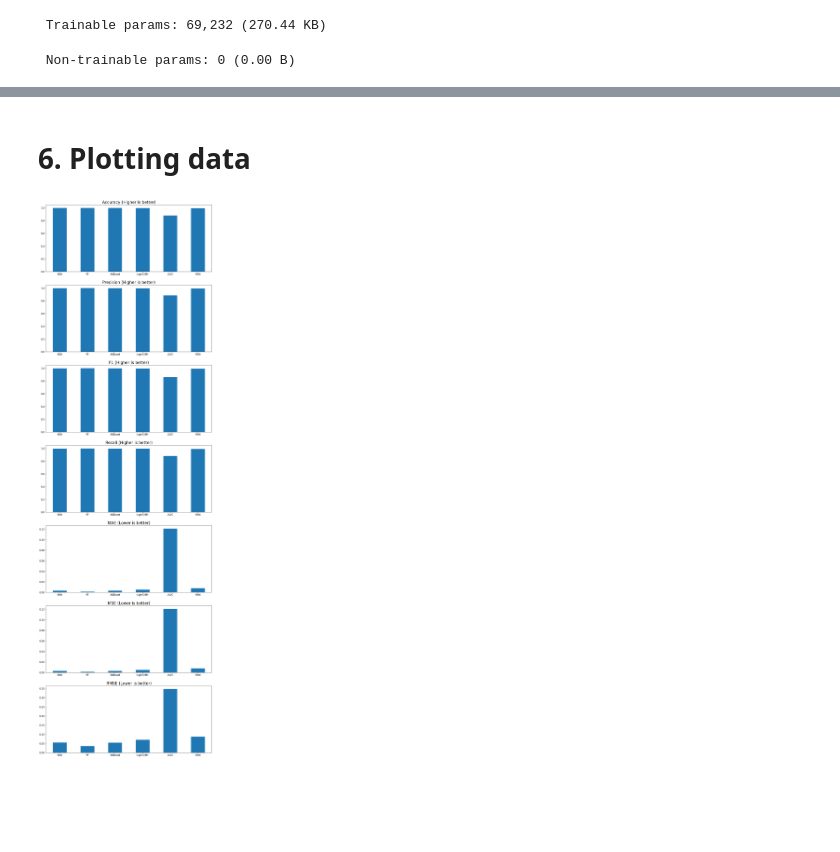
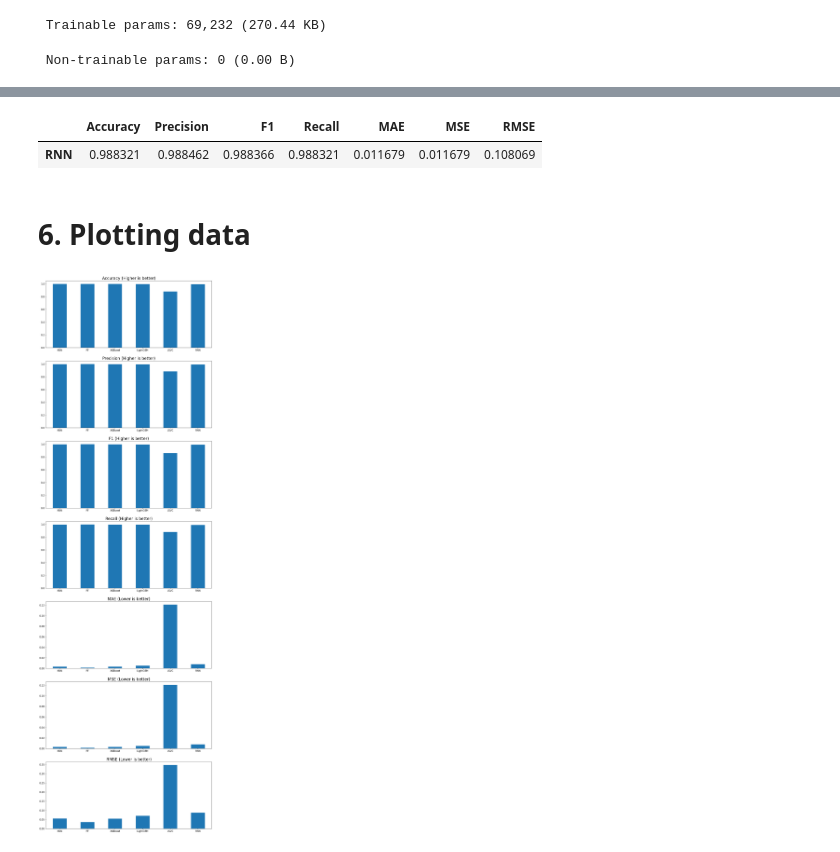
Before and after one commit to KostasEreksonas/IDS_test, a Jupyter notebook: CIC-IDS-2017.ipynb, the cells around one changed output, grey strips where cells are left out. Drawn from its saved outputs; the diff is of its cells as text; code cells hidden in the pictures; blank space fills up the shorter version.

```diff
--- a/CIC-IDS-2017.ipynb
+++ b/CIC-IDS-2017.ipynb
@@ -721,6 +721,11 @@ results = [accuracy, precision, f1, recall, mae, mse, rmse]
 results_dict["RNN"] = results
 # %%
 results_df = pd.DataFrame.from_dict(results_dict, orient="index", columns=["Accuracy", "Precision", "F1", "Recall", "MAE", "MSE", "RMSE"])
+# %%
+results_df
+# %% [output]
+|  | Accuracy | Precision | F1 | Recall | MAE | MSE | RMSE |
+| RNN | 0.988321 | 0.988462 | 0.988366 | 0.988321 | 0.011679 | 0.011679 | 0.108069 |
 # %% [markdown]
 # 6. Plotting data
 # %%
```
Also changed, not shown: parts of 6 cells of this notebook.
